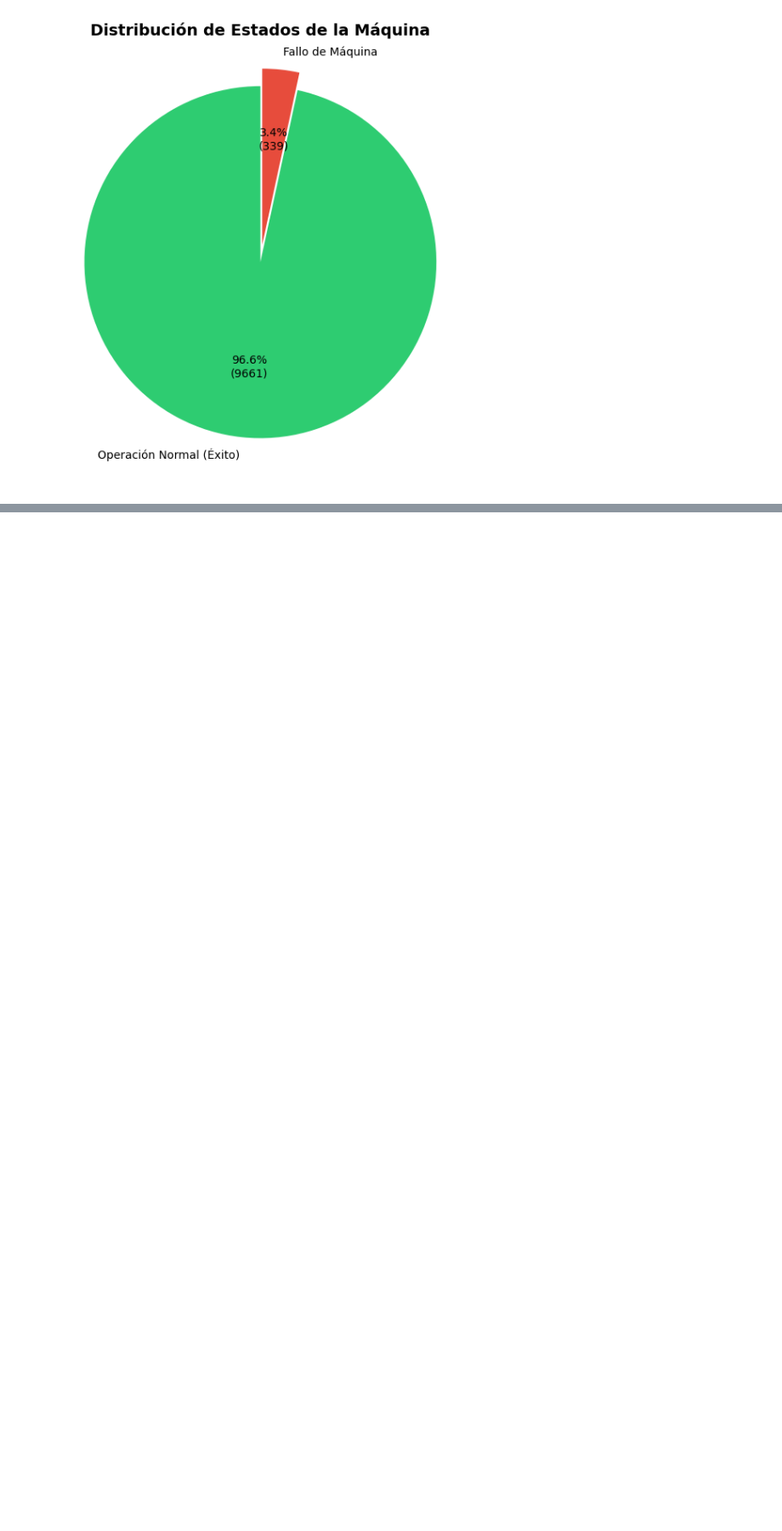
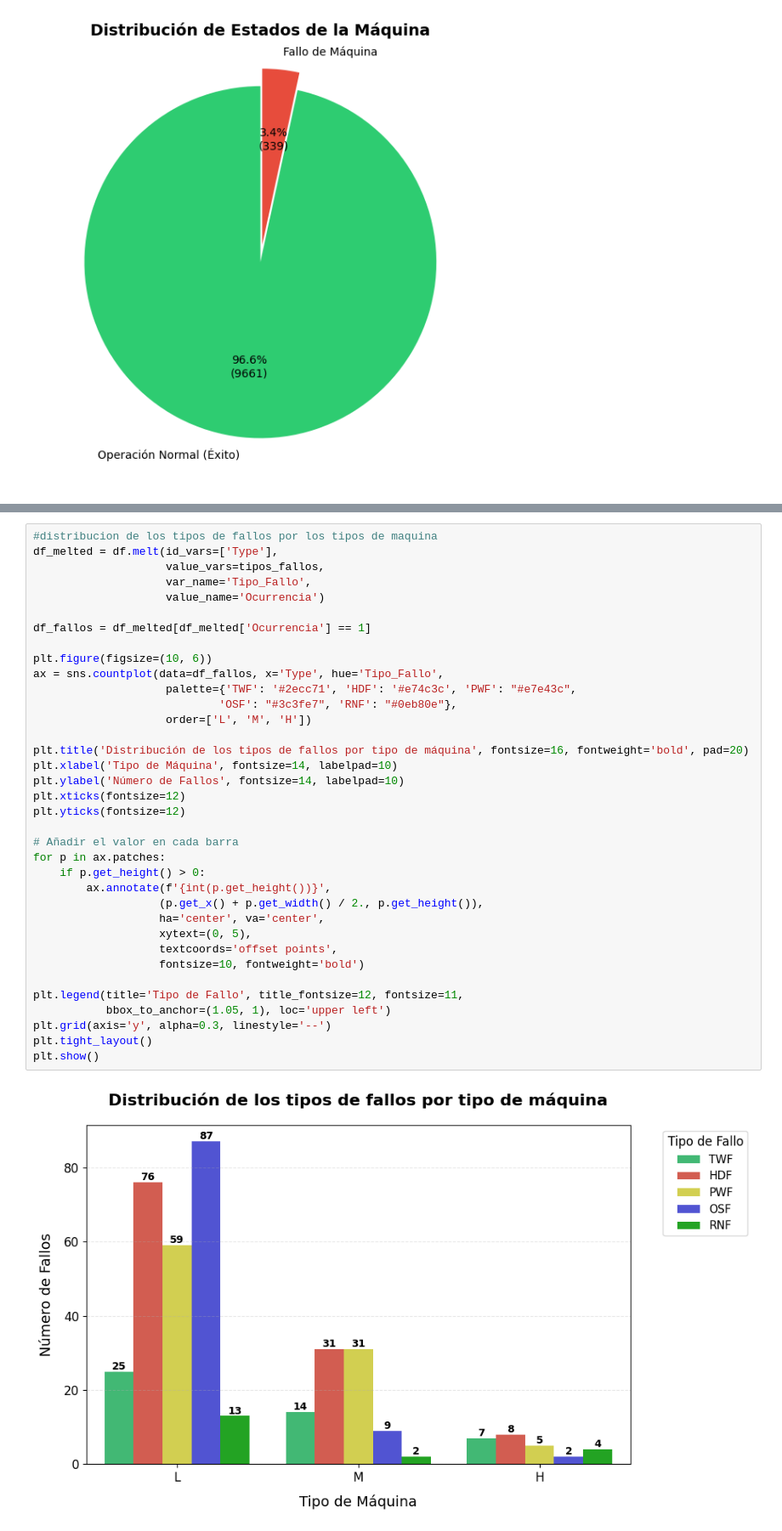
Before and after one commit to katherinerguez/Predictive-Repair-System, a Jupyter notebook: preprocessing.ipynb, the cells around one changed output, grey strips where cells are left out. Shown at 85% size. Saved outputs shown, nothing was run; the diff lists cells and outputs as text; blank space fills up the shorter version.

Commit message:
Analysis of the types of failures and some related variables

```diff
--- a/preprocessing.ipynb
+++ b/preprocessing.ipynb
@@ -56,0 +61,38 @@ plt.show()
+# %%
+#distribucion de los tipos de fallos por los tipos de maquina
+df_melted = df.melt(id_vars=['Type'],
+                    value_vars=tipos_fallos,
+                    var_name='Tipo_Fallo',
+                    value_name='Ocurrencia')
+
+df_fallos = df_melted[df_melted['Ocurrencia'] == 1]
+
+plt.figure(figsize=(10, 6))
+ax = sns.countplot(data=df_fallos, x='Type', hue='Tipo_Fallo',
+                    palette={'TWF': '#2ecc71', 'HDF': '#e74c3c', 'PWF': "#e7e43c",
+                            'OSF': "#3c3fe7", 'RNF': "#0eb80e"},
+                    order=['L', 'M', 'H'])
+
+plt.title('Distribución de los tipos de fallos por tipo de máquina', fontsize=16, fontweight='bold', pad=20)
+plt.xlabel('Tipo de Máquina', fontsize=14, labelpad=10)
+plt.ylabel('Número de Fallos', fontsize=14, labelpad=10)
+plt.xticks(fontsize=12)
+plt.yticks(fontsize=12)
+
+# Añadir el valor en cada barra
+for p in ax.patches:
+    if p.get_height() > 0:
+        ax.annotate(f'{int(p.get_height())}',
+                   (p.get_x() + p.get_width() / 2., p.get_height()),
+                   ha='center', va='center',
+                   xytext=(0, 5),
+                   textcoords='offset points',
+                   fontsize=10, fontweight='bold')
+
+plt.legend(title='Tipo de Fallo', title_fontsize=12, fontsize=11,
+           bbox_to_anchor=(1.05, 1), loc='upper left')
+plt.grid(axis='y', alpha=0.3, linestyle='--')
+plt.tight_layout()
+plt.show()
+# %% [output]
+[figure, added]
```
Also changed, not shown: parts of 5 cells of this notebook, 1 other file.
